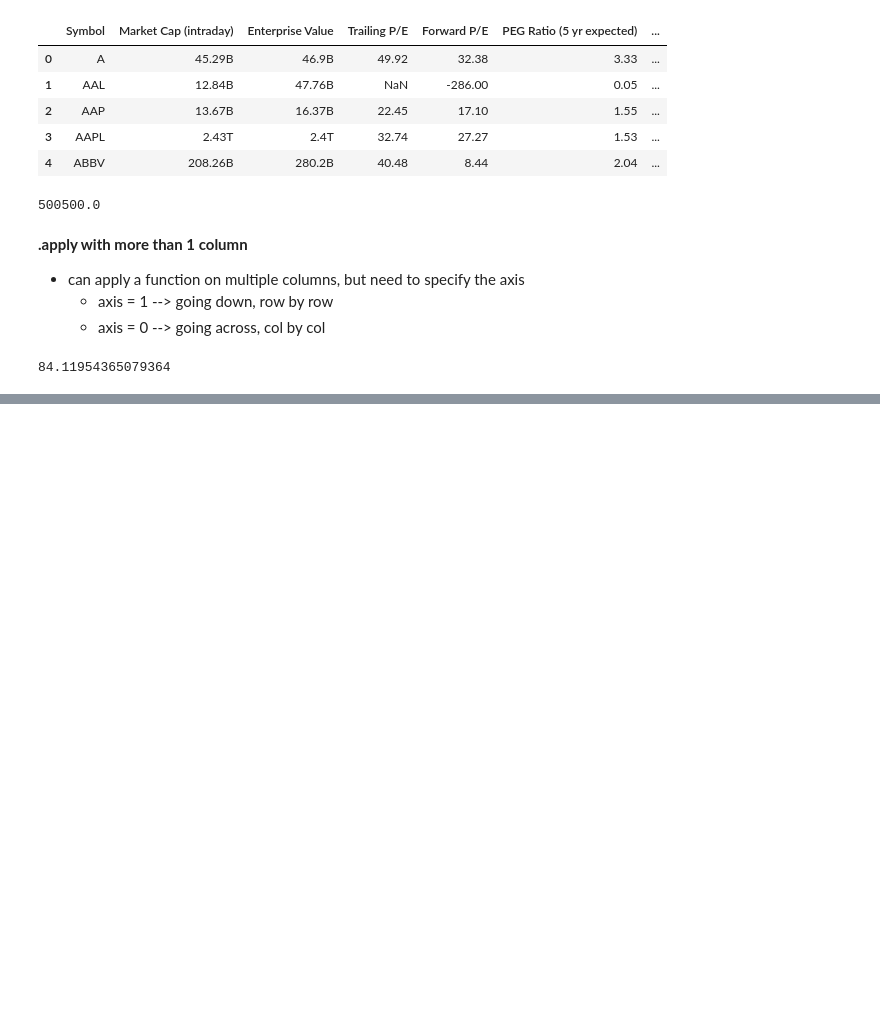
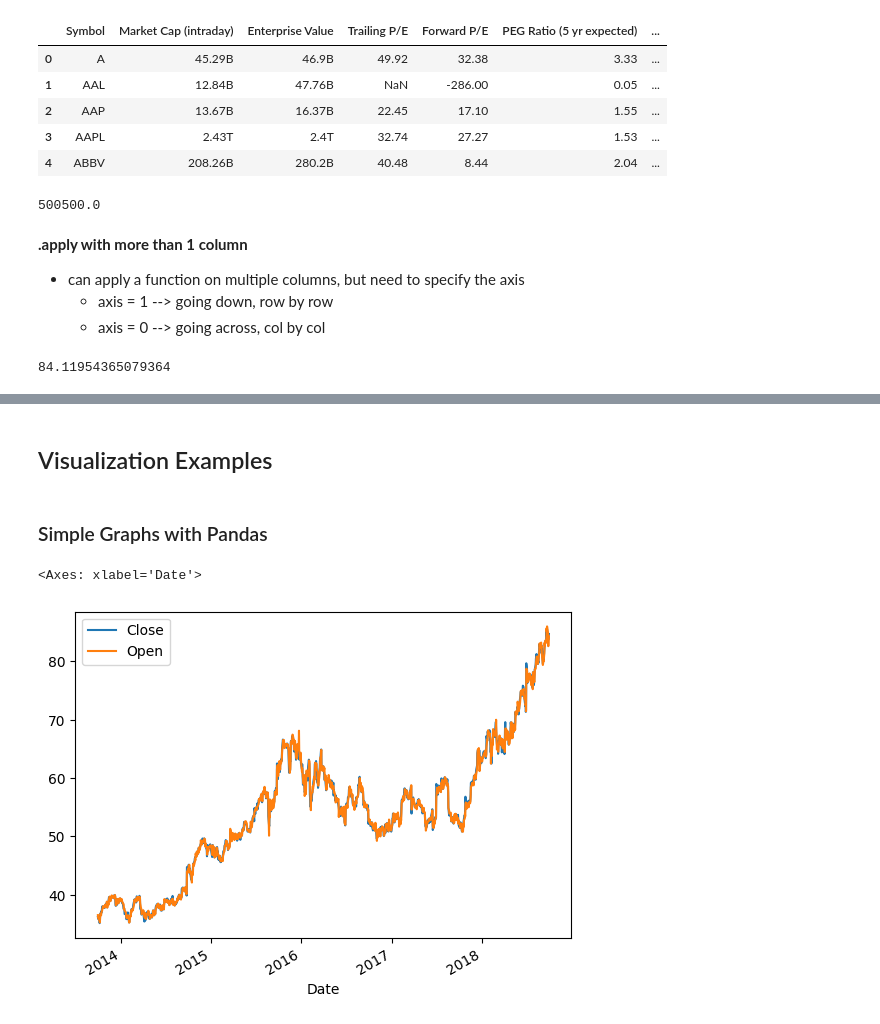
Before and after one commit to TheMarqueeGroup/JPM_DS_Oct2023, a Jupyter notebook: NotesDay2_NAMR.ipynb, the cells around one changed output, grey strips where cells are left out. Cells and saved outputs as stored; diff of their text form; code cells hidden in the pictures; blank space fills up the shorter version.

```diff
--- a/NotesDay2_NAMR.ipynb
+++ b/NotesDay2_NAMR.ipynb
@@ -169,0 +181,2 @@ Length: 1260, dtype: float64
+# %% [markdown]
+## Visualization Examples
@@ -169,0 +187,10 @@ Length: 1260, dtype: float64
+# %% [markdown]
+### Simple Graphs with Pandas
+# %%
+sp500 = pd.read_csv('StockData/SP500.csv', parse_dates=['Date'], index_col=['Date'])
+nke = pd.read_csv('StockData/NKE.csv', parse_dates=['Date'])
+# %%
+nke.plot(x='Date',y=['Close','Open'])
+# %% [output]
+<Axes: xlabel='Date'>
+[figure, added]
```
Also changed, not shown: parts of 73 cells of this notebook.
